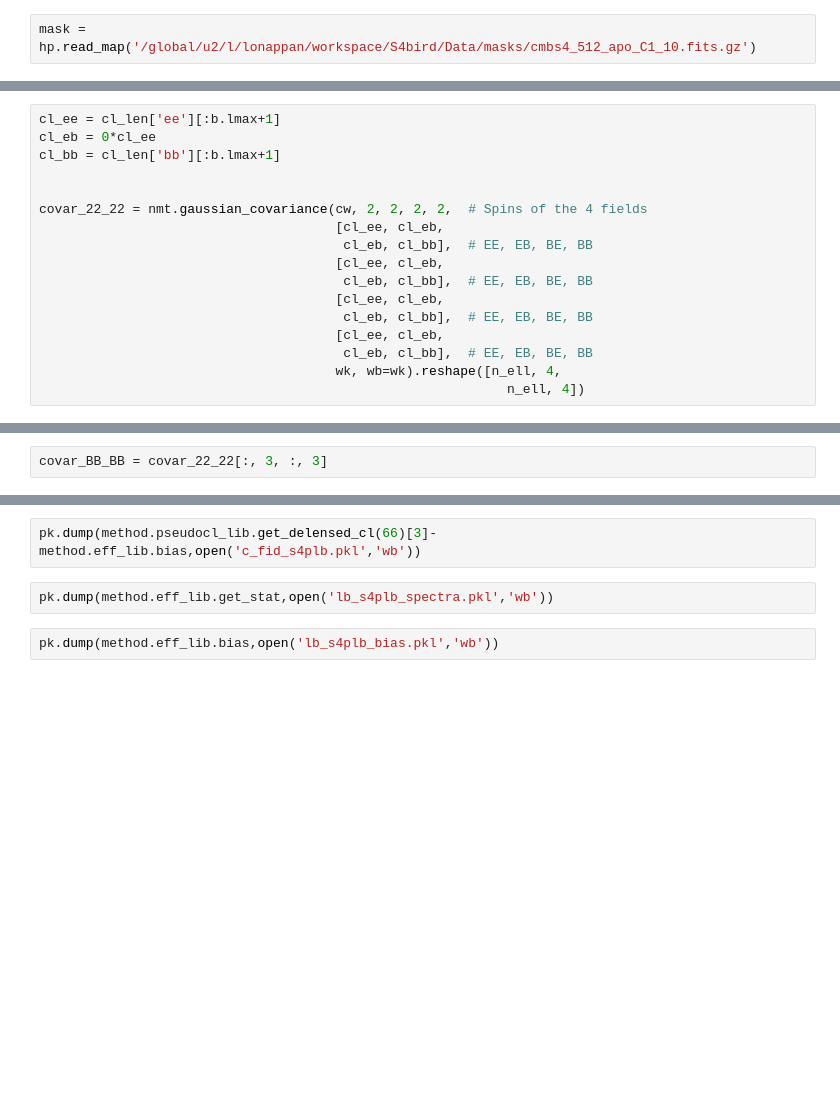
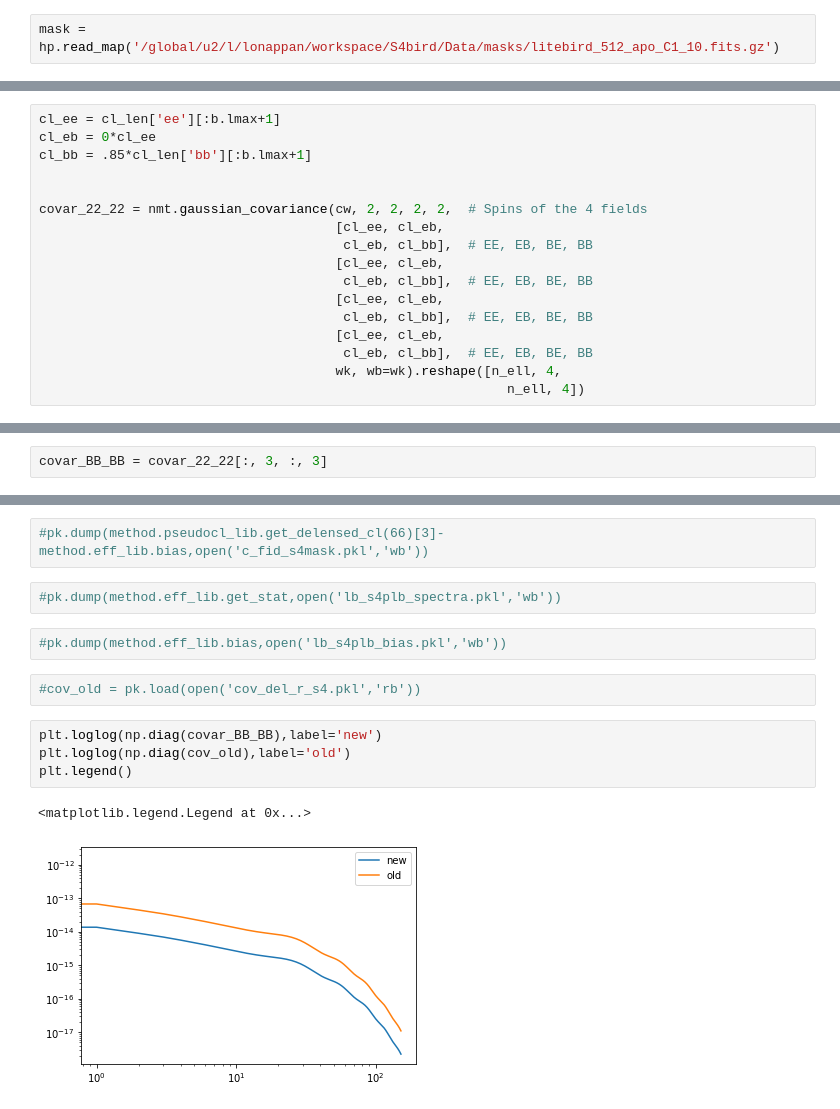
Before and after one commit to antolonappan/s4bird, a Jupyter notebook: Notebooks/Likelihood/Untitled.ipynb, the cells around one changed output, grey strips where cells are left out. Cells and saved outputs as stored; diff of their text form; blank space fills up the shorter version.

```diff
--- a/Notebooks/Likelihood/Untitled.ipynb
+++ b/Notebooks/Likelihood/Untitled.ipynb
@@ -26,7 +29,7 @@ ini = '/project/projectdirs/litebird/simulations/S4BIRD/CAMB/CAMB.ini'
 # %%
 wk = nmt.NmtWorkspace()
 # %%
-mask = hp.read_map('/global/u2/l/lonappan/workspace/S4bird/Data/masks/cmbs4_512_apo_C1_10.fits.gz')
+mask = hp.read_map('/global/u2/l/lonappan/workspace/S4bird/Data/masks/litebird_512_apo_C1_10.fits.gz')
 # %%
 f2  = nmt.NmtField(mask, [hp.ud_grade(Q,512), hp.ud_grade(U,512)], purify_b=True)
 # %%
@@ -49,7 +55,7 @@ n_ell = len(cl_22[0])
 # %%
 cl_ee = cl_len['ee'][:b.lmax+1]
 cl_eb = 0*cl_ee
-cl_bb = cl_len['bb'][:b.lmax+1]
+cl_bb = .85*cl_len['bb'][:b.lmax+1]
 
 
 covar_22_22 = nmt.gaussian_covariance(cw, 2, 2, 2, 2,  # Spins of the 4 fields
@@ -70,6 +78,15 @@ pk.dump(covar_BB_BB,open('cov_del_r_s4plb.pkl','wb'))
 # %%
-pk.dump(method.pseudocl_lib.get_delensed_cl(66)[3]-method.eff_lib.bias,open('c_fid_s4plb.pkl','wb'))
+#pk.dump(method.pseudocl_lib.get_delensed_cl(66)[3]-method.eff_lib.bias,open('c_fid_s4mask.pkl','wb'))
 # %%
-pk.dump(method.eff_lib.get_stat,open('lb_s4plb_spectra.pkl','wb'))
+#pk.dump(method.eff_lib.get_stat,open('lb_s4plb_spectra.pkl','wb'))
-# %%
-pk.dump(method.eff_lib.bias,open('lb_s4plb_bias.pkl','wb'))
+# %%
+#pk.dump(method.eff_lib.bias,open('lb_s4plb_bias.pkl','wb'))
+# %%
+#cov_old = pk.load(open('cov_del_r_s4.pkl','rb'))
+# %%
+plt.loglog(np.diag(covar_BB_BB),label='new')
+plt.loglog(np.diag(cov_old),label='old')
+plt.legend()
+# %% [output]
+<matplotlib.legend.Legend at 0x...>
+[figure, added]
```
Also changed, not shown: parts of 4 cells of this notebook, 24 other files.
